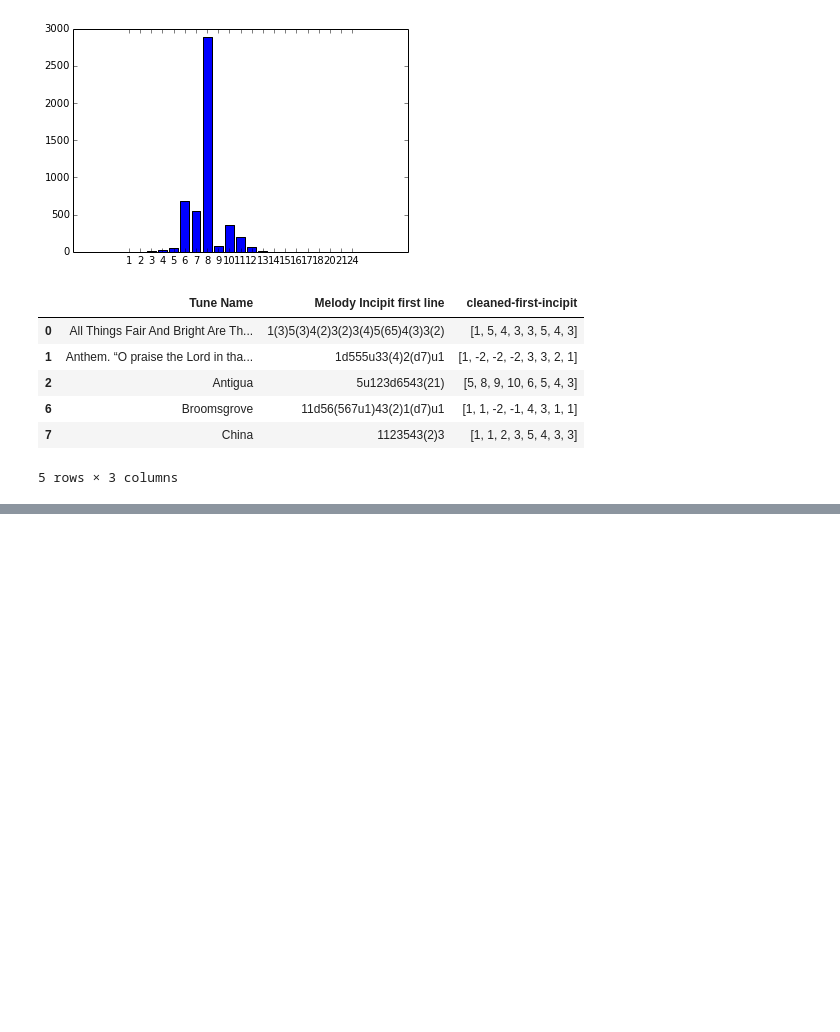
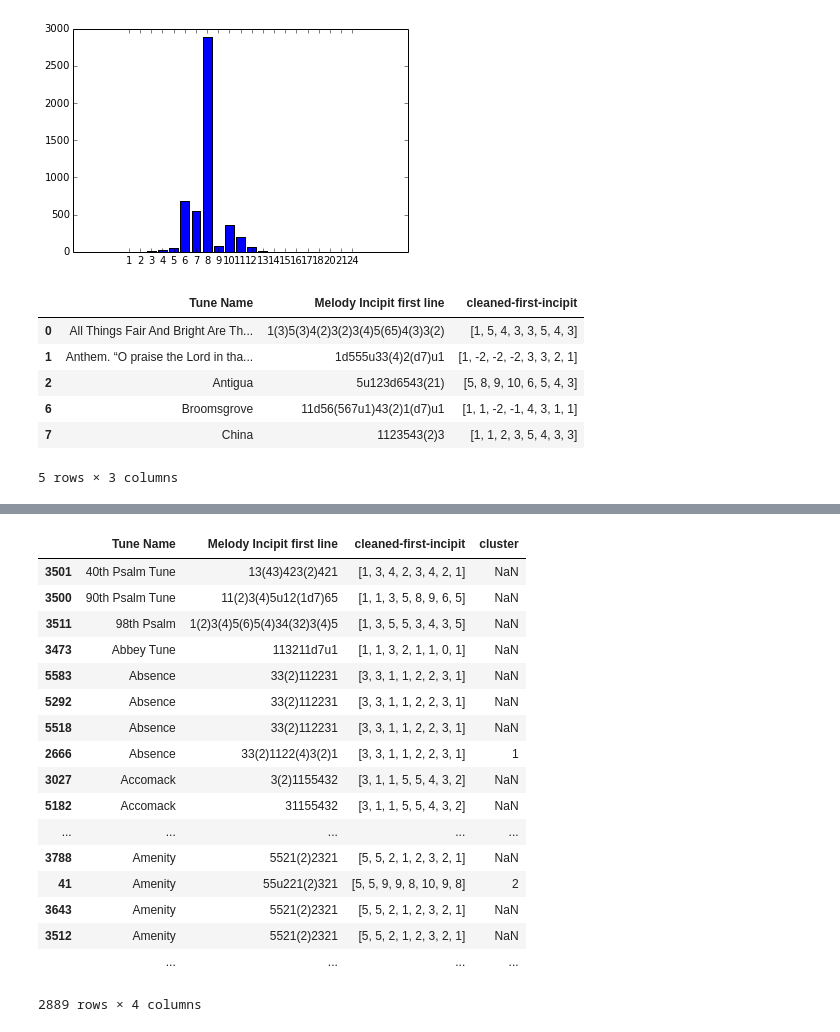
Before and after one commit to gideonite/sh-tunes, a Jupyter notebook: oh-tunes.ipynb, the cells around one changed output, grey strips where cells are left out. Saved outputs shown, nothing was run; the diff lists cells and outputs as text; code cells hidden in the pictures; blank space fills up the shorter version.

```diff
--- a/oh-tunes.ipynb
+++ b/oh-tunes.ipynb
@@ -134 +138,25 @@ eights.head()
 5 rows × 4 columns
+# %%
+# Hierarchical Clustering.
+from scipy.cluster.hierarchy import fclusterdata, dendrogram, linkage
+
+hclustered = fclusterdata(data, .1)
+# %% [output]
+|  | Tune Name | Melody Incipit first line | cleaned-first-incipit | cluster |
+| 3501 | 40th Psalm Tune | 13(43)423(2)421 | [1, 3, 4, 2, 3, 4, 2, 1] | NaN |
+| 3500 | 90th Psalm Tune | 11(2)3(4)5u12(1d7)65 | [1, 1, 3, 5, 8, 9, 6, 5] | NaN |
+| 3511 | 98th Psalm | 1(2)3(4)5(6)5(4)34(32)3(4)5 | [1, 3, 5, 5, 3, 4, 3, 5] | NaN |
+| 3473 | Abbey Tune | 113211d7u1 | [1, 1, 3, 2, 1, 1, 0, 1] | NaN |
+| 5583 | Absence | 33(2)112231 | [3, 3, 1, 1, 2, 2, 3, 1] | NaN |
+| 5292 | Absence | 33(2)112231 | [3, 3, 1, 1, 2, 2, 3, 1] | NaN |
+| 5518 | Absence | 33(2)112231 | [3, 3, 1, 1, 2, 2, 3, 1] | NaN |
+| 2666 | Absence | 33(2)1122(4)3(2)1 | [3, 3, 1, 1, 2, 2, 3, 1] | 1 |
+| 3027 | Accomack | 3(2)1155432 | [3, 1, 1, 5, 5, 4, 3, 2] | NaN |
+| 5182 | Accomack | 31155432 | [3, 1, 1, 5, 5, 4, 3, 2] | NaN |
+| ... | ... | ... | ... | ... |
+| 3788 | Amenity | 5521(2)2321 | [5, 5, 2, 1, 2, 3, 2, 1] | NaN |
+| 41 | Amenity | 55u221(2)321 | [5, 5, 9, 9, 8, 10, 9, 8] | 2 |
+| 3643 | Amenity | 5521(2)2321 | [5, 5, 2, 1, 2, 3, 2, 1] | NaN |
+| 3512 | Amenity | 5521(2)2321 | [5, 5, 2, 1, 2, 3, 2, 1] | NaN |
+|  | ... | ... | ... | ... |
+2889 rows × 4 columns
```
Also changed, not shown: parts of 4 cells of this notebook.
